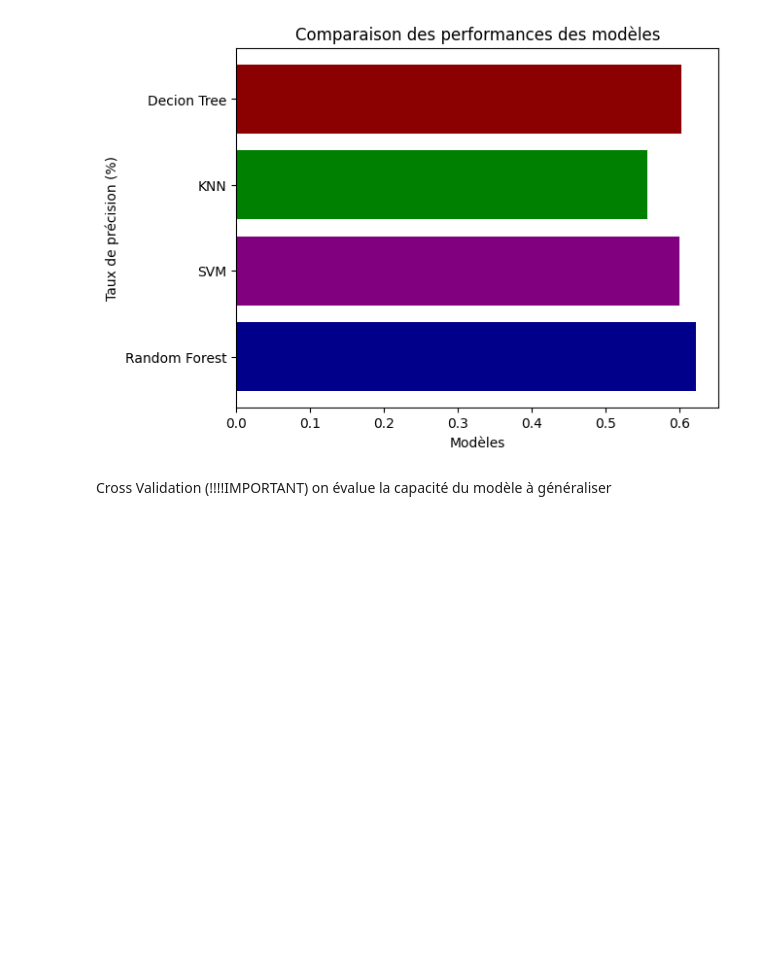
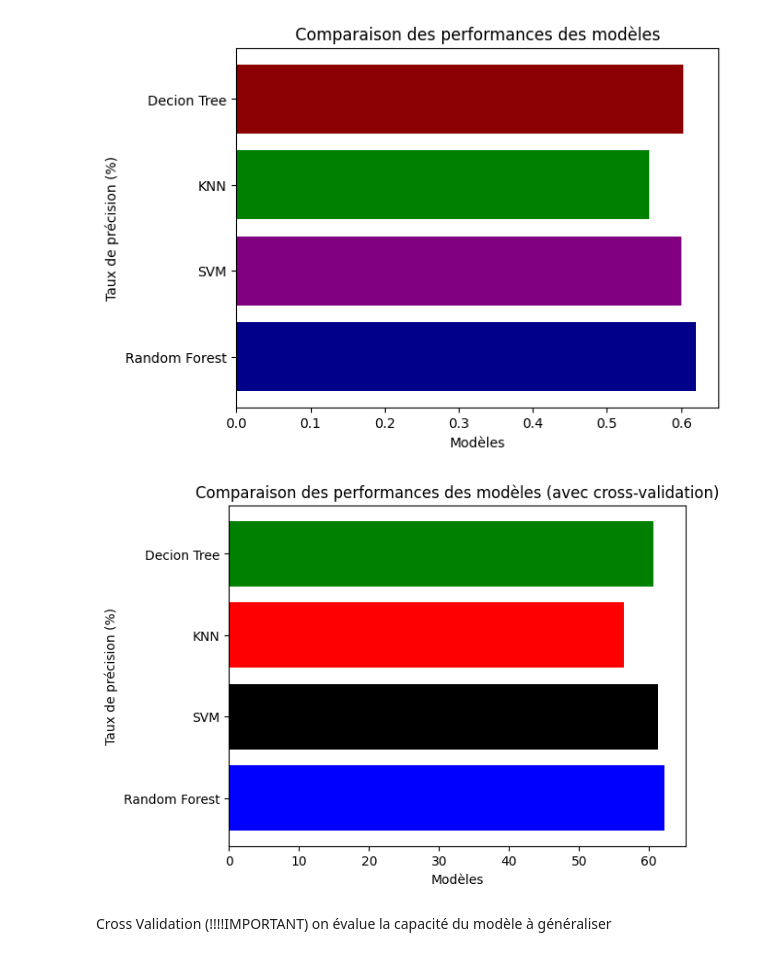
Before and after one commit to NadiaKlos/Python_Final_Project, a Jupyter notebook: Final_Project_Python.ipynb, the cells around one changed output. Drawn from its saved outputs; the diff is of its cells as text; code cells hidden in the pictures; blank space fills up the shorter version.

Commit message:
cross validation (graph)

```diff
--- a/Final_Project_Python.ipynb
+++ b/Final_Project_Python.ipynb
@@ -296,6 +296,10 @@ best_rf_model.fit(x_train_scaled, y_train)
 y_pred_rf = best_rf_model.predict(x_test_scaled)
 # %%
 # evaluation du modèle
+from sklearn.model_selection import cross_val_score
 accuracy_rf = accuracy_score(y_test, y_pred_rf)
+cv_score_rf = cross_val_score(best_rf_model, x_train_scaled, y_train, cv=5)
+cv_score_rf=np.round(cv_score_rf.mean()*100,2)
 print("Le RF permet d'obtenir ", np.round(accuracy_rf*100,2)," % de valeurs justes par rapport aux données réelles")
+print("Score de cross-validation pour le Random Forest :", cv_score_rf,' %')
 # %% [output]
@@ -326,5 +331,8 @@ y_pred_svm = best_svm_model.predict(x_test_scaled)
 # évaluation du modèle
 accuracy_svm = accuracy_score(y_test, y_pred_svm)
 print("Le SVM permet d'obtenir ", np.round(accuracy_svm*100,2)," % de valeurs justes par rapport aux données réelles")
+cv_score_svm = cross_val_score(best_svm_model, x_train_scaled, y_train, cv=5)
+cv_score_svm=np.round(cv_score_svm.mean()*100,2)
+print("Score de cross-validation pour le SVM:", cv_score_svm,' %')
 # %% [output]
 Le SVM permet d'obtenir  60.03  % de valeurs justes par rapport aux données réelles
@@ -351,5 +360,8 @@ y_pred_knn = best_knn_model.predict(x_test_scaled)
 # Evaluation
 accuracy_knn = accuracy_score(y_test, y_pred_knn)
 print("Le KNN permet d'obtenir ", np.round(accuracy_knn*100,2)," % de valeurs justes par rapport aux données réelles")
+cv_score_knn = cross_val_score(best_knn_model, x_train_scaled, y_train, cv=5)
+cv_score_knn=np.round(cv_score_knn.mean()*100,2)
+print("Score de cross-validation pour le KNN:", cv_score_knn,' %')
 # %% [output]
 Le KNN permet d'obtenir  55.69  % de valeurs justes par rapport aux données réelles
@@ -376,5 +389,8 @@ y_pred_dt = best_dt_model.predict(x_test_scaled)
 # Evaluation
 accuracy_dt = accuracy_score(y_test, y_pred_dt)
 print("Le Decision Tree permet d'obtenir ", np.round(accuracy_dt*100,2)," % de valeurs justes par rapport aux données réelles")
+cv_score_dt = cross_val_score(best_dt_model, x_train_scaled, y_train, cv=5)
+cv_score_dt=np.round(cv_score_dt.mean()*100,2)
+print("Score de cross-validation pour le Decision Tree:", cv_score_dt,' %')
 # %% [output]
 Le Decision Tree permet d'obtenir  60.25  % de valeurs justes par rapport aux données réelles
@@ -390,6 +407,18 @@ plt.title('Comparaison des performances des modèles')
 plt.show()
 # %% [output]
 [figure]
+# %%
+# Comparaion des performances (avec cross validation)
+algorithms = ['Random Forest', 'SVM', 'KNN','Decion Tree']
+scores = [cv_score_rf, cv_score_svm, cv_score_knn, cv_score_dt]
+
+plt.barh(algorithms, scores, color=['blue','black','red','green'])
+plt.xlabel('Modèles')
+plt.ylabel('Taux de précision (%)')
+plt.title('Comparaison des performances des modèles (avec cross-validation)')
+plt.show()
+# %% [output]
+[figure, added]
 # %% [markdown]
 Cross Validation (!!!!IMPORTANT)
 on évalue la capacité du modèle à généraliser
```
Also changed, not shown: parts of 5 cells of this notebook, 1 other file.
